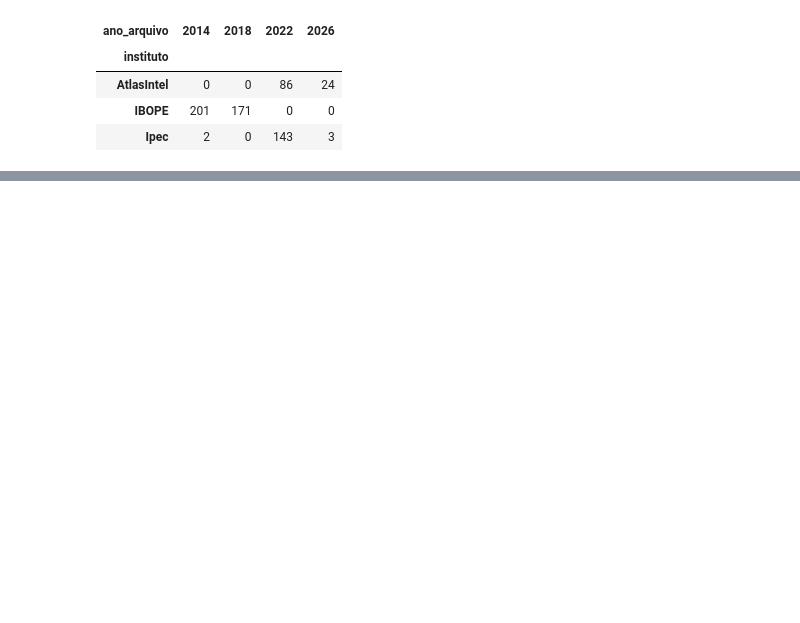
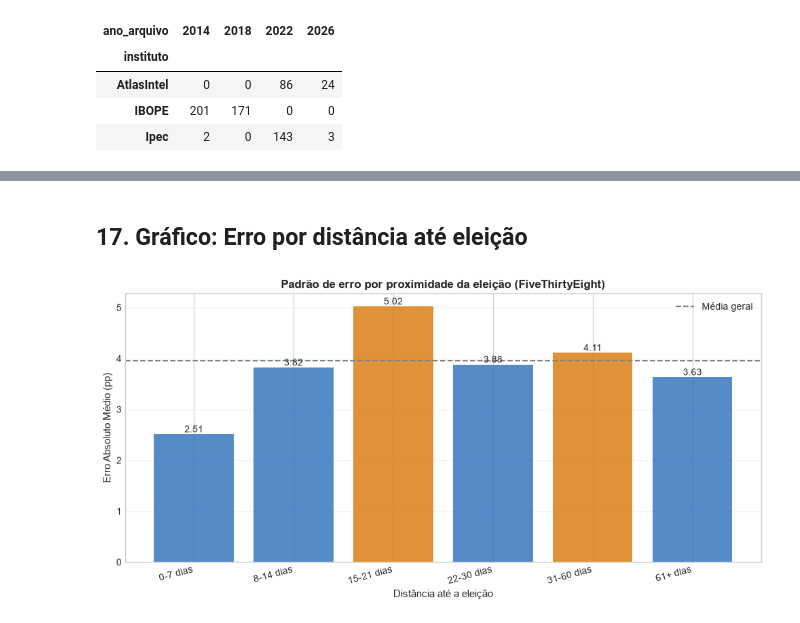
Before and after one commit to OmarFLK/atividade01_ICD203, a Jupyter notebook: aula01/exercicio03/ex3.ipynb, the cells around one changed output, grey strips where cells are left out. Drawn from its saved outputs; the diff is of its cells as text; code cells hidden in the pictures; blank space fills up the shorter version.

```diff
--- a/aula01/exercicio03/ex3.ipynb
+++ b/aula01/exercicio03/ex3.ipynb
@@ -708,0 +784,31 @@ As bases permitiram limpar dados, calcular medidas descritivas e comparar pesqui
+# %% [markdown]
+## 17. Gráfico: Erro por distância até eleição
+# %%
+# Gráfico de erro por distância
+fig, ax = plt.subplots(figsize=(10, 5))
+
+dados_plot = erro_dist['MAE'].reset_index()
+dados_plot['faixa_dist'] = dados_plot['faixa_dist'].astype(str)
+
+cores = ['#d97706' if x > 4 else '#2a6fbb' for x in dados_plot['MAE']]
+
+bars = ax.bar(range(len(dados_plot)), dados_plot['MAE'], color=cores, alpha=0.8)
+ax.set_xticks(range(len(dados_plot)))
+ax.set_xticklabels(dados_plot['faixa_dist'], rotation=15, ha='right')
+ax.set_xlabel('Distância até a eleição', fontsize=11)
+ax.set_ylabel('Erro Absoluto Médio (pp)', fontsize=11)
+ax.set_title('Padrão de erro por proximidade da eleição (FiveThirtyEight)', fontsize=12, fontweight='bold')
+ax.grid(axis='y', alpha=0.3)
+ax.axhline(y=pesquisas_candidatos['absolute_error'].mean(), color='gray', linestyle='--', label='Média geral')
+ax.legend()
+
+# Adicionar valores
+for bar in bars:
+    height = bar.get_height()
+    ax.text(bar.get_x() + bar.get_width()/2., height,
+           f'{height:.2f}', ha='center', va='bottom', fontsize=10)
+
+plt.tight_layout()
+plt.show()
+# %% [output]
+[figure, added]
```
Also changed, not shown: parts of 62 cells of this notebook, 2 other files.
